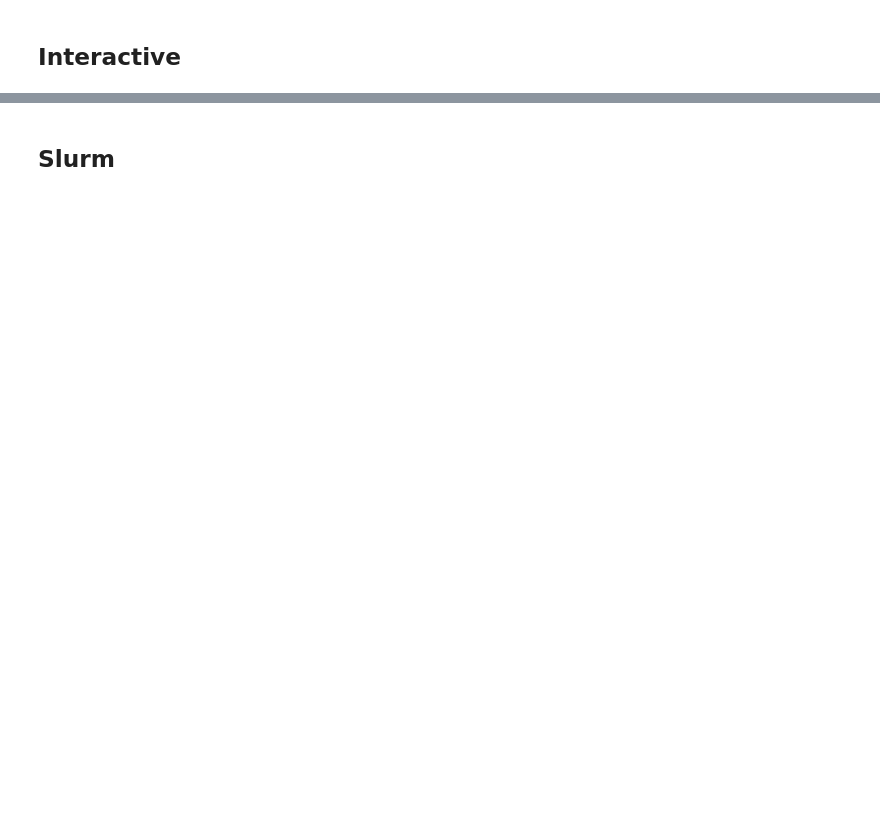
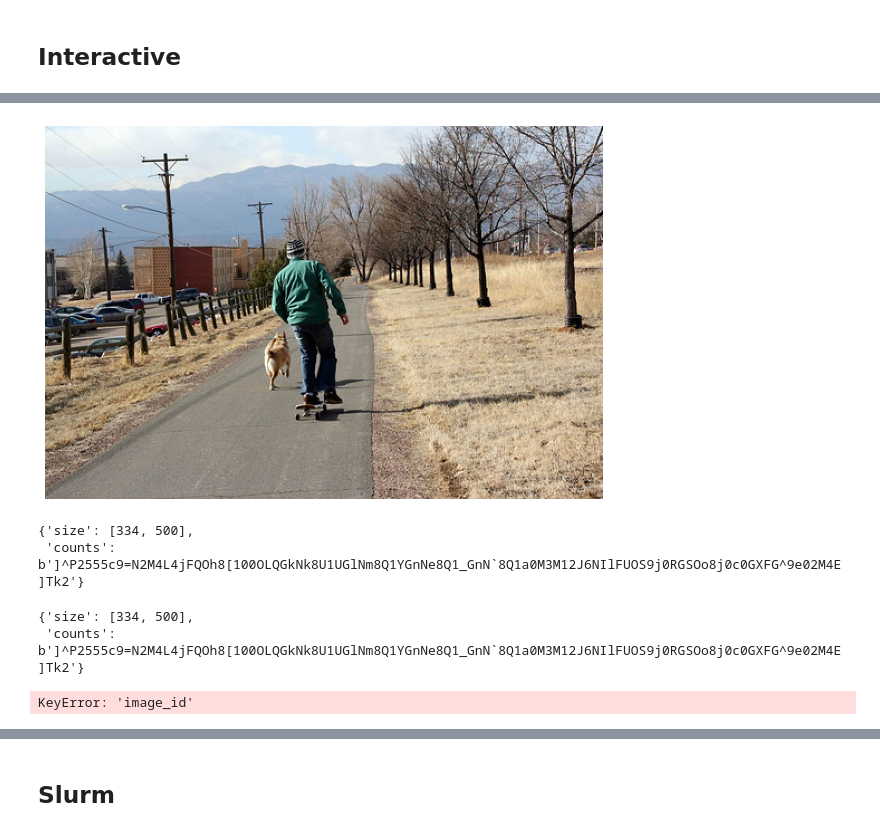
Before and after one commit to clintonjwang/sprelnet, a Jupyter notebook: scratchpad.ipynb, the cells around one changed output, grey strips where cells are left out. Cells and saved outputs as stored; diff of their text form; code cells hidden in the pictures; blank space fills up the shorter version.

```diff
--- a/scratchpad.ipynb
+++ b/scratchpad.ipynb
@@ -42,0 +83,5 @@ importlib.reload(visualize)
+# %%
+annType = ['segm','bbox','keypoints']
+annType = annType[1]      #specify type here
+prefix = 'person_keypoints' if annType=='keypoints' else 'instances'
+print('Running demo for *%s* results.'%(annType))
@@ -42,0 +90,6 @@ importlib.reload(visualize)
+# %%
+#initialize COCO ground truth api
+dataDir='/data/vision/polina/scratch/clintonw/datasets/coco'
+dataType='val2017'
+annFile = '%s/annotations/%s_%s.json'%(dataDir,prefix,dataType)
+coco=cocoGt=COCO(annFile)
@@ -42,0 +103,7 @@ importlib.reload(visualize)
+# %%
+cats = coco.loadCats(coco.getCatIds())
+nms=[cat['name'] for cat in cats]
+print('COCO categories: \n{}\n'.format(' '.join(nms)))
+
+nms = set([cat['supercategory'] for cat in cats])
+print('COCO supercategories: \n{}'.format(' '.join(nms)))
@@ -42,0 +116,15 @@ importlib.reload(visualize)
+# %%
+# get all images containing given categories, select one at random
+catIds = coco.getCatIds(catNms=['person','dog','skateboard']);
+imgIds = coco.getImgIds(catIds=catIds );
+imgIds = coco.getImgIds(imgIds = [324158])
+img = coco.loadImgs(imgIds[np.random.randint(0,len(imgIds))])[0]
+# %%
+# load and display image
+I = io.imread('%s/%s/%s'%(dataDir,dataType,img['file_name']))
+# I = io.imread(img['coco_url'])
+plt.axis('off')
+plt.imshow(I)
+plt.show()
+# %% [output]
+[figure, added]
@@ -42,0 +137,14 @@ importlib.reload(visualize)
+# %%
+coco.annToMask(rle)
+# %% [output]
+{'size': [334, 500],
+ 'counts': b']^P2555c9=N2M4L4jFQOh8[100OLQGkNk8U1UGlNm8Q1YGnNe8Q1_GnN`8Q1a0M3M12J6NIlFUOS9j0RGSOo8j0c0GXFG^9e02M4E]Tk2'}
+# %%
+rle
+# %% [output]
+{'size': [334, 500],
+ 'counts': b']^P2555c9=N2M4L4jFQOh8[100OLQGkNk8U1UGlNm8Q1YGnNe8Q1_GnN`8Q1a0M3M12J6NIlFUOS9j0RGSOo8j0c0GXFG^9e02M4E]Tk2'}
+# %%
+coco.annToMask(rle)
+# %% [output]
+KeyError: 'image_id'
```
Also changed, not shown: parts of 52 cells of this notebook, 17 other files.
